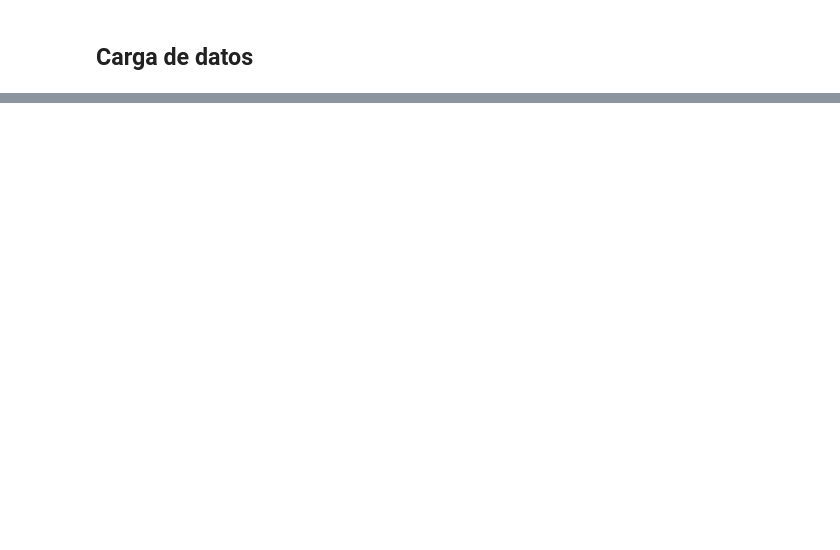
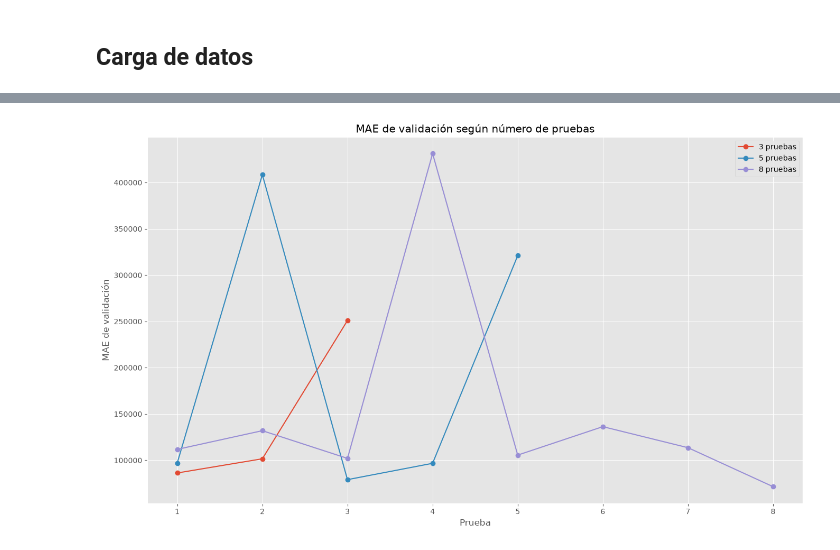
Before and after one commit to KevinHidalgoDS/deep-learning-labs, a Jupyter notebook: notebooks/follow_up/2_s/FollowUp_2_DNNs_1039460852.ipynb, the cells around one changed output, grey strips where cells are left out. Saved outputs shown, nothing was run; the diff lists cells and outputs as text; code cells hidden in the pictures; blank space fills up the shorter version.

Commit message:
Agregar nuevas dependencias y funciones para visualización de resultados en el proyecto de Deep Learning

```diff
--- a/notebooks/follow_up/2_s/FollowUp_2_DNNs_1039460852.ipynb
+++ b/notebooks/follow_up/2_s/FollowUp_2_DNNs_1039460852.ipynb
@@ -92,0 +286,10 @@ housePrices.head()
+# %%
+# Mostrar la configuración seleccionada para facilitar su revisión.
+print("Mejores hiperparámetros:")
+print(f"Capas: {best_hps.get('num_layers')}")
+for i in range(best_hps.get('num_layers')):
+    print(
+        f"Unidades capa {i}: {best_hps.get(f'units_{i}')}, "
+        f"Dropout: {best_hps.get(f'dropout_{i}')}"
+    )
+print(f"Tasa de aprendizaje: {best_hps.get('learning_rate')}")
@@ -92,0 +303,9 @@ housePrices.head()
+# %%
+# Construir y entrenar el modelo definitivo.
+try:
+    model = tuner.hypermodel.build(best_hps)
+    history = model.fit(X_train, y_train, validation_split=0.2, epochs=100, verbose=1)
+except (RuntimeError, TypeError, ValueError, tf.errors.OpError):
+    logger.exception("Error al construir o entrenar el modelo final.")
+    raise
+logger.info("Entrenamiento finalizado.")
@@ -92,0 +566,67 @@ housePrices.head()
+# %%
+# Validar resultados y resolver la carpeta de salida de las gráficas.
+required_trial_columns = {"Number of trials", "Trial", "Validation MAE"}
+required_summary_columns = {"Number of trials", "Best validation MAE", "Test MAE"}
+if not required_trial_columns.issubset(trials_df.columns) or not required_summary_columns.issubset(
+    summary_df.columns
+):
+    logger.error("Faltan columnas requeridas para generar las gráficas comparativas.")
+    raise ValueError("Los resultados no contienen todas las columnas requeridas.")
+if trials_df.empty or summary_df.empty:
+    logger.error("No hay resultados suficientes para generar las gráficas comparativas.")
+    raise ValueError("Las tablas de resultados no pueden estar vacías.")
+
+figure_directory = Path(config.paths.reports.figures)
+if not figure_directory.exists():
+    logger.warning("La carpeta de figuras no existe en la ruta actual; se usará la del proyecto.")
+    figure_directory = PROJECT_PATH / figure_directory
+try:
+    figure_directory.mkdir(parents=True, exist_ok=True)
+
+    # Comparar el MAE de validación por prueba y configuración.
+    validation_figure = figure_directory / "validation_mae_by_number_of_trials.png"
+    plt.figure(figsize=(16, 9))
+    for n in trial_values:
+        subset = trials_df[trials_df["Number of trials"] == n].sort_values("Trial")
+        plt.plot(
+            range(1, len(subset) + 1),
+            subset["Validation MAE"],
+            marker="o",
+            label=f"{n} pruebas",
+        )
+    plt.title("MAE de validación según número de pruebas")
+    plt.xlabel("Prueba")
+    plt.ylabel("MAE de validación")
+    plt.legend()
+    plt.grid(True)
+    plt.savefig(validation_figure, dpi=150, bbox_inches="tight")
+    plt.show()
+    plt.close()
+    logger.info("Gráfica de MAE de validación guardada en %s.", validation_figure)
+
+    # Comparar el mejor MAE de validación con el MAE de prueba.
+    performance_figure = figure_directory / "model_performance_comparison.png"
+    plt.figure(figsize=(16, 9))
+    x = summary_df["Number of trials"]
+    plt.plot(
+        x,
+        summary_df["Best validation MAE"],
+        marker="o",
+        label="Mejor MAE de validación",
+    )
+    plt.plot(x, summary_df["Test MAE"], marker="o", label="MAE de prueba")
+    plt.title("Desempeño del modelo: 3, 5 y 8 pruebas")
+    plt.xlabel("Número de pruebas")
+    plt.ylabel("MAE")
+    plt.xticks(trial_values)
+    plt.legend()
+    plt.grid(True)
+    plt.savefig(performance_figure, dpi=150, bbox_inches="tight")
+    plt.show()
+    plt.close()
+    logger.info("Gráfica comparativa guardada en %s.", performance_figure)
+except (OSError, TypeError, ValueError):
+    plt.close("all")
+    logger.exception("No fue posible generar o guardar las gráficas comparativas.")
+    raise
+# %% [output]
@@ -92,0 +634 @@ housePrices.head()
+[figure, added]
```
Also changed, not shown: parts of 25 cells of this notebook, 7 other files.
